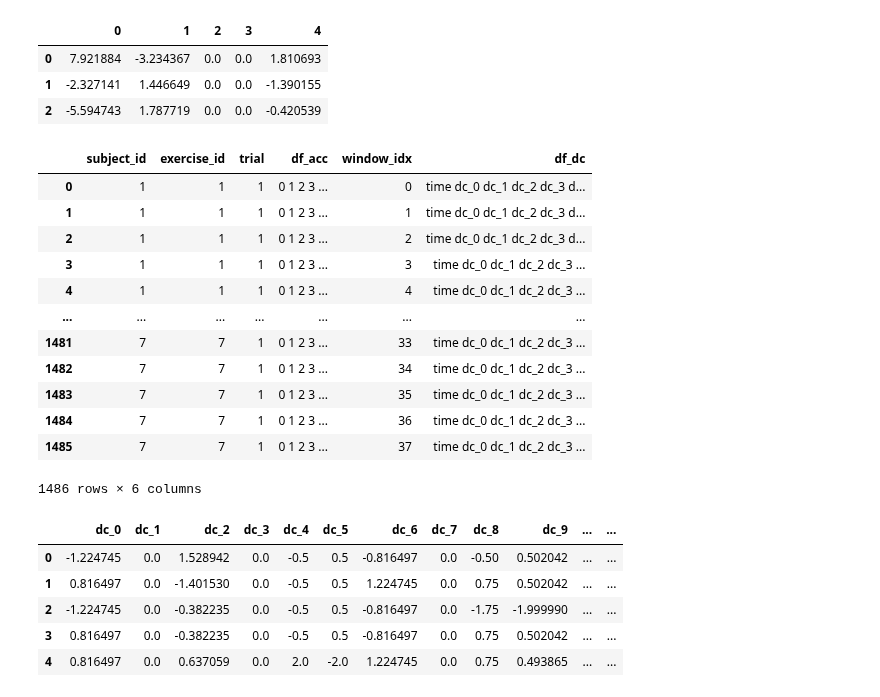
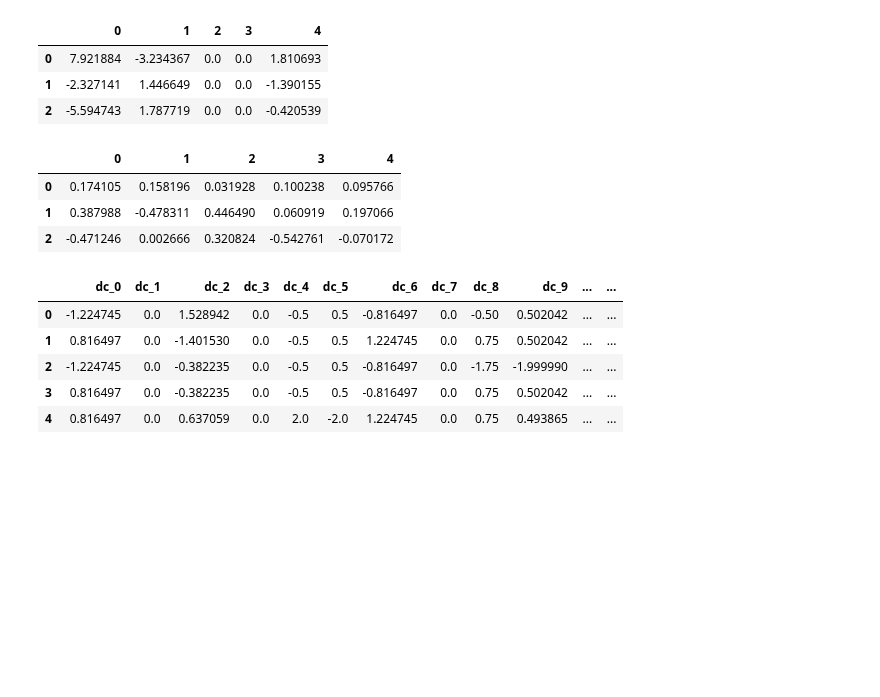
Before and after one commit to anushaihalapathirana/Multi_modal_data_fusion, a Jupyter notebook: project-work-MEx-classification.ipynb, the cells around one changed output. Saved outputs shown, nothing was run; the diff lists cells and outputs as text; code cells hidden in the pictures; blank space fills up the shorter version.

Commit message:
removed unnecessary functions from lda calculations

```diff
--- a/project-work-MEx-classification.ipynb
+++ b/project-work-MEx-classification.ipynb
@@ -484,48 +489,35 @@ pca_train_df['df_acc'][2]
 # %%
 from sklearn.discriminant_analysis import LinearDiscriminantAnalysis
 
 lda_train_df = train_set.copy()
+lda = LinearDiscriminantAnalysis(n_components=5)
 
-def lda_calculation(acc_x,classes):
-    lda = LinearDiscriminantAnalysis(n_components=5)
-    transformed = lda.fit_transform(acc_x, lda_train_df['exercise_id'])
-    return transformed
-
-def combine(i,row):
-    df_line = np.vstack((np.vstack((row[1], row[2])),row[3]))
+def combine_lda_rows(row):
+    df_line = np.vstack((np.vstack((row[0], row[1])),row[2]))
     df_acc = pd.DataFrame(data=df_line)
     return df_acc
 
 acc_set = [x.to_numpy() for i,x in enumerate(lda_train_df['df_acc'])]
-acc_set = np.array(acc_set).reshape(1486, 125, 3)
+acc_set = np.array(acc_set)
 
-acc_set0_new = lda_calculation(acc_set[:,:,0], lda_train_df['exercise_id'])
-acc_set1_new = lda_calculation(acc_set[:,:,1], lda_train_df['exercise_id'])
-acc_set2_new = lda_calculation(acc_set[:,:,2], lda_train_df['exercise_id'])
+acc_set0_new = lda.fit_transform(acc_set[:,:,0], lda_train_df['exercise_id'])
+acc_set1_new = lda.fit_transform(acc_set[:,:,1], lda_train_df['exercise_id'])
+acc_set2_new = lda.fit_transform(acc_set[:,:,2], lda_train_df['exercise_id'])
 
-lda_train_df['df_acc'] = [combine(i,x) for i,x in enumerate(zip(lda_train_df['df_acc'],acc_set0_new,acc_set1_new,acc_set2_new))]
+lda_train_df['df_acc'] = [combine_lda_rows(x) for i,x in enumerate(zip(acc_set0_new,acc_set1_new,acc_set2_new))]
 
-display(lda_train_df['df_acc'])
+display(lda_train_df['df_acc'][2])
 
 #list = [lda_train_df['exercise_id'][0]]*125
 #lda = LinearDiscriminantAnalysis()
 #lda.fit(lda_train_df['df_acc'][0], np.array(list).reshape(125,1))
 #transformed_lda = lda.transform(lda_train_df['df_acc'][0])
 #transformed_lda
 # %% [output]
-|  | subject_id | exercise_id | trial | df_acc | window_idx | df_dc |
-| 0 | 1 | 1 | 1 | 0 1 2 3 ... | 0 | time dc_0 dc_1 dc_2 dc_3 d... |
-| 1 | 1 | 1 | 1 | 0 1 2 3 ... | 1 | time dc_0 dc_1 dc_2 dc_3 d... |
-| 2 | 1 | 1 | 1 | 0 1 2 3 ... | 2 | time dc_0 dc_1 dc_2 dc_3 d... |
-| 3 | 1 | 1 | 1 | 0 1 2 3 ... | 3 | time dc_0 dc_1 dc_2 dc_3 ... |
-| 4 | 1 | 1 | 1 | 0 1 2 3 ... | 4 | time dc_0 dc_1 dc_2 dc_3 ... |
-| ... | ... | ... | ... | ... | ... | ... |
-| 1481 | 7 | 7 | 1 | 0 1 2 3 ... | 33 | time dc_0 dc_1 dc_2 dc_3 ... |
-| 1482 | 7 | 7 | 1 | 0 1 2 3 ... | 34 | time dc_0 dc_1 dc_2 dc_3 ... |
-| 1483 | 7 | 7 | 1 | 0 1 2 3 ... | 35 | time dc_0 dc_1 dc_2 dc_3 ... |
-| 1484 | 7 | 7 | 1 | 0 1 2 3 ... | 36 | time dc_0 dc_1 dc_2 dc_3 ... |
-| 1485 | 7 | 7 | 1 | 0 1 2 3 ... | 37 | time dc_0 dc_1 dc_2 dc_3 ... |
+|  | 0 | 1 | 2 | 3 | 4 |
+| 0 | 0.174105 | 0.158196 | 0.031928 | 0.100238 | 0.095766 |
+| 1 | 0.387988 | -0.478311 | 0.446490 | 0.060919 | 0.197066 |
+| 2 | -0.471246 | 0.002666 | 0.320824 | -0.542761 | -0.070172 |
-1486 rows × 6 columns
 # %%
 # 2.2
 
```
Also changed, not shown: parts of 1 cell of this notebook.
